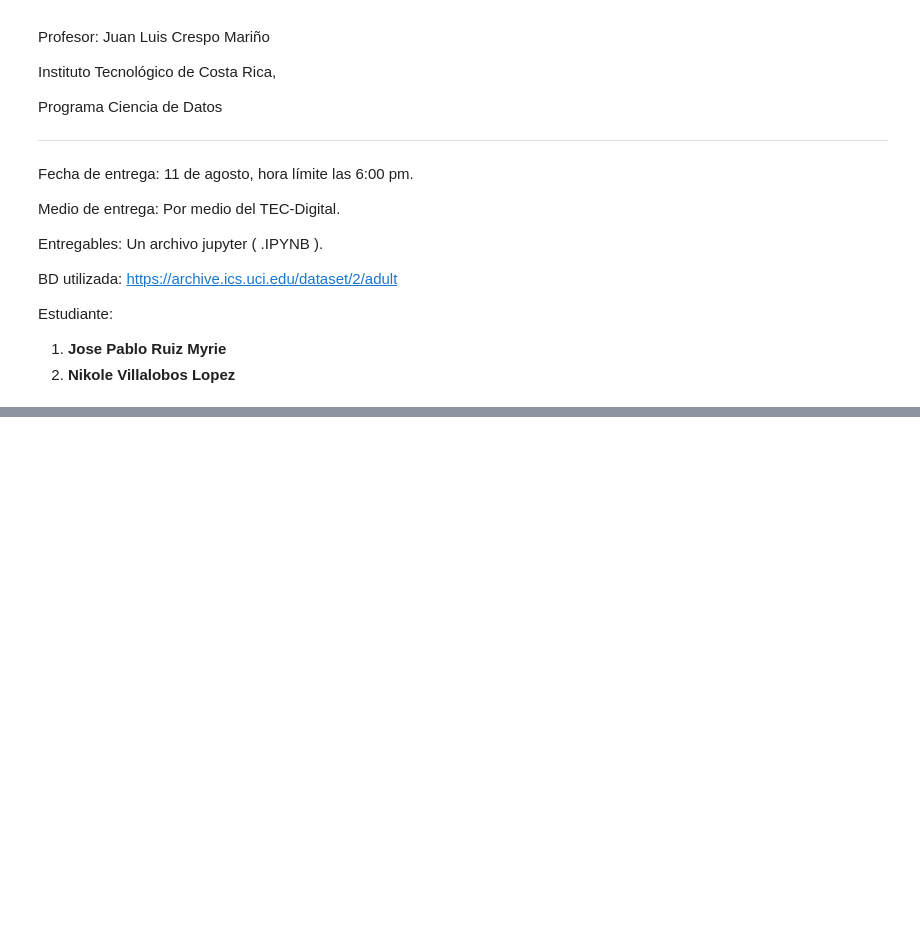
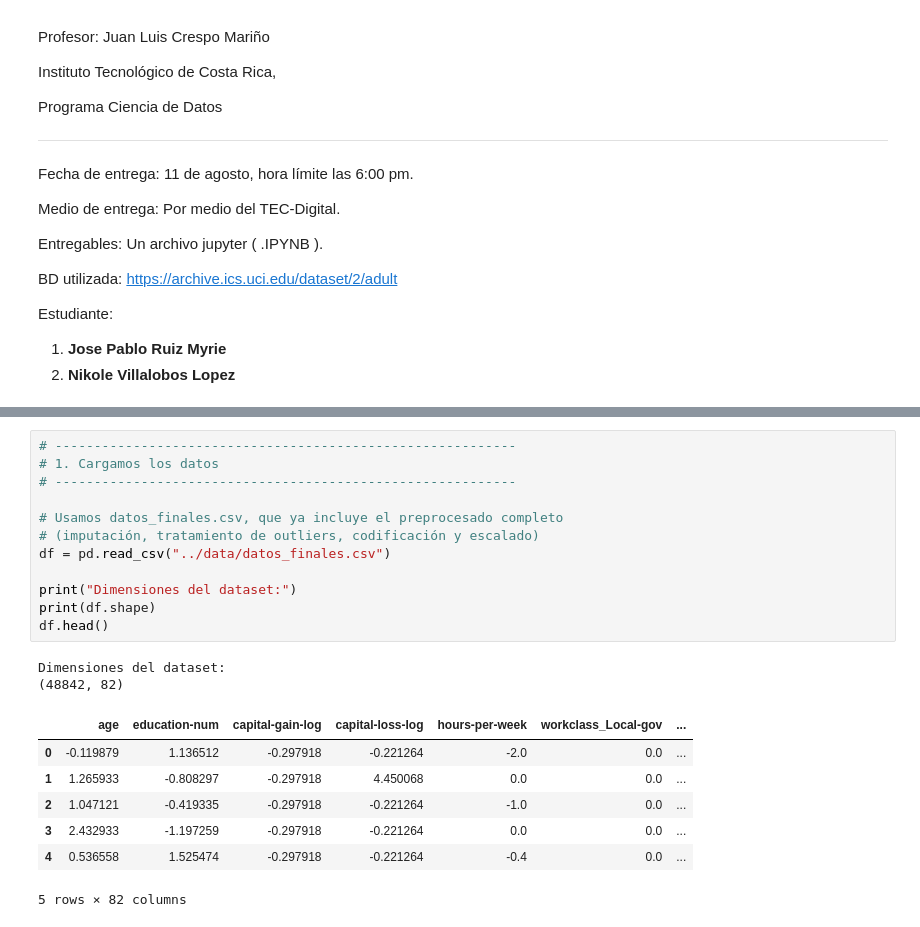
Before and after one commit to nikolevillaloboss/proyecto_final_ml, a Jupyter notebook: notebooks/04_random_forest.ipynb, the cells around one changed output, grey strips where cells are left out. Cells and saved outputs as stored; diff of their text form; blank space fills up the shorter version.

```diff
--- a/notebooks/04_random_forest.ipynb
+++ b/notebooks/04_random_forest.ipynb
@@ -309,0 +86,22 @@ for metric, value in baseline_metrics.items():
+# %%
+# -----------------------------------------------------------
+# 1. Cargamos los datos
+# -----------------------------------------------------------
+
+# Usamos datos_finales.csv, que ya incluye el preprocesado completo
+# (imputación, tratamiento de outliers, codificación y escalado)
+df = pd.read_csv("../data/datos_finales.csv")
+
+print("Dimensiones del dataset:")
+print(df.shape)
+df.head()
+# %% [output]
+Dimensiones del dataset:
+(48842, 82)
+|  | age | education-num | capital-gain-log | capital-loss-log | hours-per-week | workclass_Local-gov | ... |
+| 0 | -0.119879 | 1.136512 | -0.297918 | -0.221264 | -2.0 | 0.0 | ... |
+| 1 | 1.265933 | -0.808297 | -0.297918 | 4.450068 | 0.0 | 0.0 | ... |
+| 2 | 1.047121 | -0.419335 | -0.297918 | -0.221264 | -1.0 | 0.0 | ... |
+| 3 | 2.432933 | -1.197259 | -0.297918 | -0.221264 | 0.0 | 0.0 | ... |
+| 4 | 0.536558 | 1.525474 | -0.297918 | -0.221264 | -0.4 | 0.0 | ... |
+5 rows × 82 columns
```
Also changed, not shown: parts of 25 cells of this notebook, 13 other files.
